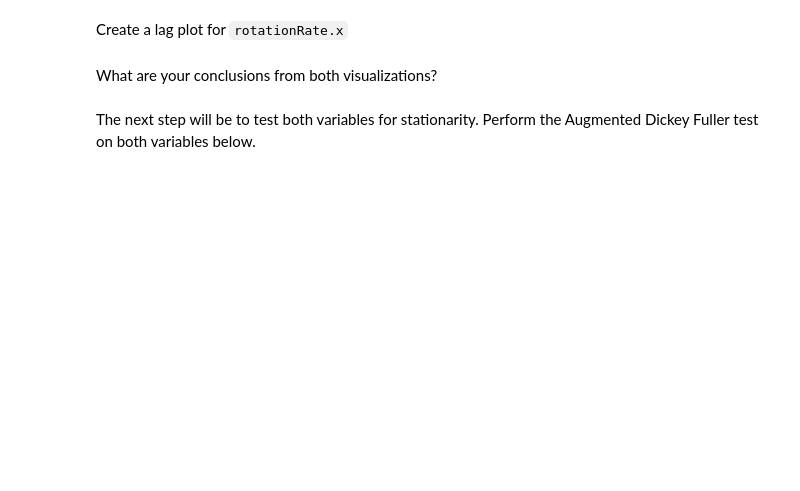
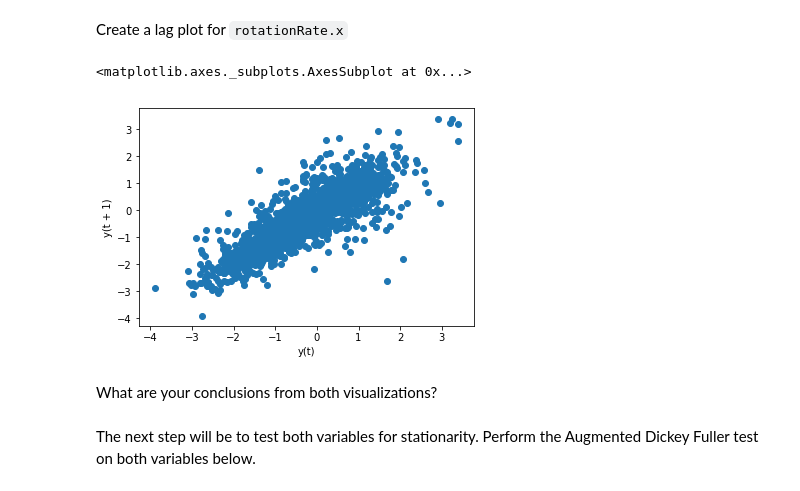
Before and after one commit to ironhack-datalabs/datamad1019, a Jupyter notebook: module-2/lab-time-series/your-code/main.ipynb, the cells around one changed output. Saved outputs shown, nothing was run; the diff lists cells and outputs as text; code cells hidden in the pictures; blank space fills up the shorter version.

```diff
--- a/module-2/lab-time-series/your-code/main.ipynb
+++ b/module-2/lab-time-series/your-code/main.ipynb
@@ -76,5 +129,10 @@ To model our data, we should look at a few assumptions. First, let's plot the `l
 Create a lag plot for `rotationRate.x`
 # %%
 # Your code here:
+
+pd.plotting.lag_plot(sensor['rotationRate.x'])
+# %% [output]
+<matplotlib.axes._subplots.AxesSubplot at 0x...>
+[figure, added]
 # %% [markdown]
 What are your conclusions from both visualizations?
```
Also changed, not shown: parts of 20 cells of this notebook.
